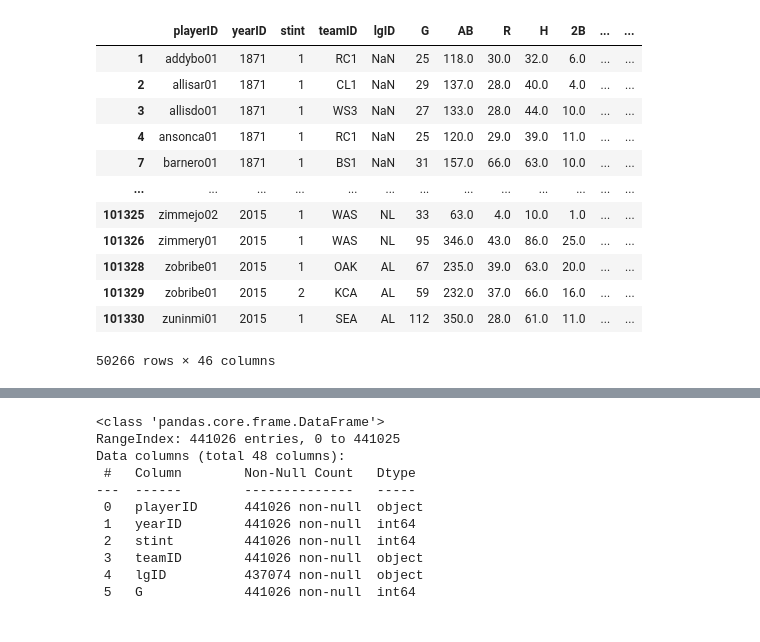
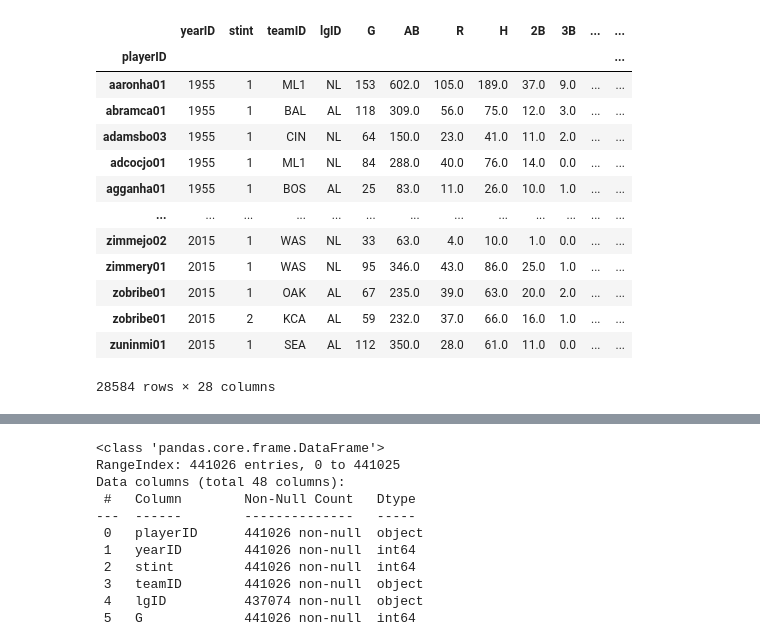
Before and after one commit to hh-blaire-cho/ds101_2025Jun, a Jupyter notebook: _baseball.ipynb, the cells around one changed output, grey strips where cells are left out. Drawn from its saved outputs; the diff is of its cells as text; code cells hidden in the pictures.

```diff
--- a/_baseball.ipynb
+++ b/_baseball.ipynb
@@ -5,3 +8,3 @@ import seaborn as sns
 # %%
-people = pd.read_csv('Master.csv')
-batting = pd.read_csv('Batting.csv')
+player = pd.read_csv('data/baseballdatabank/Master.csv')
+batting = pd.read_csv('data/baseballdatabank/Batting.csv')
@@ -111,3 +47,11 @@ memory usage: 17.0+ MB
 | `SH`       | Sacrifice Hits: 희생번트                    |
 | `SF`       | Sacrifice Flies: 희생 플라이                 |
 | `GIDP`     | Ground Into Double Play: 병살타            |
+# %%
+# select columns that I interested and merge two frame
+
+player = player[["playerID", "nameGiven", 'weight', 'height', "bats", "throws", "debut"]]
+batting = batting[["playerID", "yearID", "stint", "teamID", "lgID", "G", "AB", "R", "H", "2B", "3B", "HR", "RBI", "SB", "CS", "BB", "SO", "IBB", "HBP", "SH", "SF", "GIDP"]]
+
+df = pd.merge(batting, player, on='playerID')
+df
@@ -114,19 +72,21 @@ memory usage: 17.0+ MB
 # %%
-df = pd.merge(batting, people, on='playerID')
-df = df[df['AB'] > 50]  # 최소 타석 필터링
-df['AVG'] = df['H'] / df['AB']
+df = df.set_index("playerID")
+df = df[df['AB'] > 50]  # filter at bats higher than 50 only.
+df['AVG'] = df['H'] / df['AB'] # hits / at_bats
+df = df.dropna()
 df
 # %% [output]
-|  | playerID | yearID | stint | teamID | lgID | G | AB | R | H | 2B | ... | ... |
-| 1 | addybo01 | 1871 | 1 | RC1 | NaN | 25 | 118.0 | 30.0 | 32.0 | 6.0 | ... | ... |
-| 2 | allisar01 | 1871 | 1 | CL1 | NaN | 29 | 137.0 | 28.0 | 40.0 | 4.0 | ... | ... |
-| 3 | allisdo01 | 1871 | 1 | WS3 | NaN | 27 | 133.0 | 28.0 | 44.0 | 10.0 | ... | ... |
-| 4 | ansonca01 | 1871 | 1 | RC1 | NaN | 25 | 120.0 | 29.0 | 39.0 | 11.0 | ... | ... |
-| 7 | barnero01 | 1871 | 1 | BS1 | NaN | 31 | 157.0 | 66.0 | 63.0 | 10.0 | ... | ... |
+|  | yearID | stint | teamID | lgID | G | AB | R | H | 2B | 3B | ... | ... |
+| playerID |  |  |  |  |  |  |  |  |  |  |  | ... |
+| aaronha01 | 1955 | 1 | ML1 | NL | 153 | 602.0 | 105.0 | 189.0 | 37.0 | 9.0 | ... | ... |
+| abramca01 | 1955 | 1 | BAL | AL | 118 | 309.0 | 56.0 | 75.0 | 12.0 | 3.0 | ... | ... |
+| adamsbo03 | 1955 | 1 | CIN | NL | 64 | 150.0 | 23.0 | 41.0 | 11.0 | 2.0 | ... | ... |
+| adcocjo01 | 1955 | 1 | ML1 | NL | 84 | 288.0 | 40.0 | 76.0 | 14.0 | 0.0 | ... | ... |
+| agganha01 | 1955 | 1 | BOS | AL | 25 | 83.0 | 11.0 | 26.0 | 10.0 | 1.0 | ... | ... |
 | ... | ... | ... | ... | ... | ... | ... | ... | ... | ... | ... | ... | ... |
-| 101325 | zimmejo02 | 2015 | 1 | WAS | NL | 33 | 63.0 | 4.0 | 10.0 | 1.0 | ... | ... |
-| 101326 | zimmery01 | 2015 | 1 | WAS | NL | 95 | 346.0 | 43.0 | 86.0 | 25.0 | ... | ... |
-| 101328 | zobribe01 | 2015 | 1 | OAK | AL | 67 | 235.0 | 39.0 | 63.0 | 20.0 | ... | ... |
-| 101329 | zobribe01 | 2015 | 2 | KCA | AL | 59 | 232.0 | 37.0 | 66.0 | 16.0 | ... | ... |
-| 101330 | zuninmi01 | 2015 | 1 | SEA | AL | 112 | 350.0 | 28.0 | 61.0 | 11.0 | ... | ... |
+| zimmejo02 | 2015 | 1 | WAS | NL | 33 | 63.0 | 4.0 | 10.0 | 1.0 | 0.0 | ... | ... |
+| zimmery01 | 2015 | 1 | WAS | NL | 95 | 346.0 | 43.0 | 86.0 | 25.0 | 1.0 | ... | ... |
+| zobribe01 | 2015 | 1 | OAK | AL | 67 | 235.0 | 39.0 | 63.0 | 20.0 | 2.0 | ... | ... |
+| zobribe01 | 2015 | 2 | KCA | AL | 59 | 232.0 | 37.0 | 66.0 | 16.0 | 1.0 | ... | ... |
+| zuninmi01 | 2015 | 1 | SEA | AL | 112 | 350.0 | 28.0 | 61.0 | 11.0 | 0.0 | ... | ... |
-50266 rows × 46 columns
+28584 rows × 28 columns
```
Also changed, not shown: parts of 54 cells of this notebook, 7 other files.
